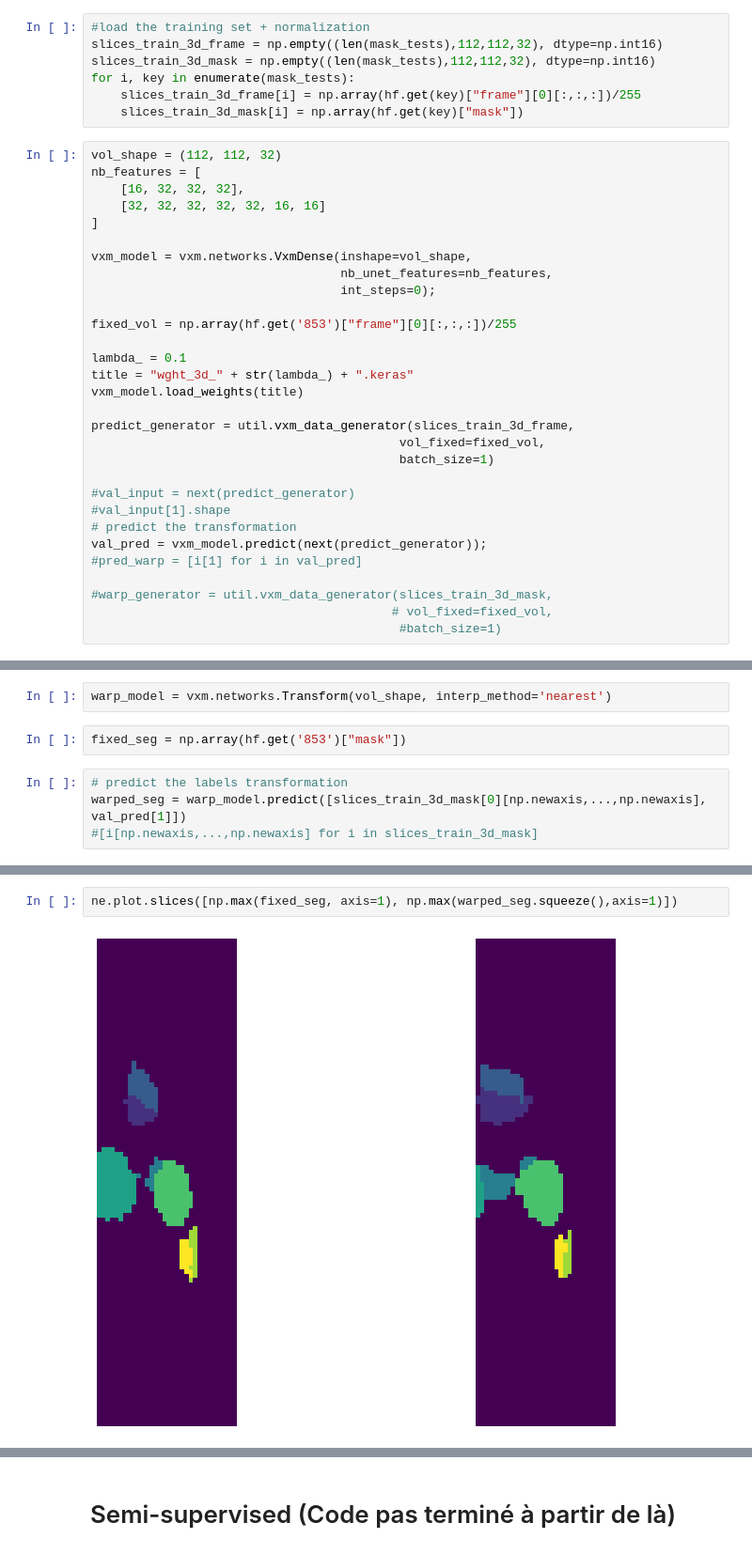
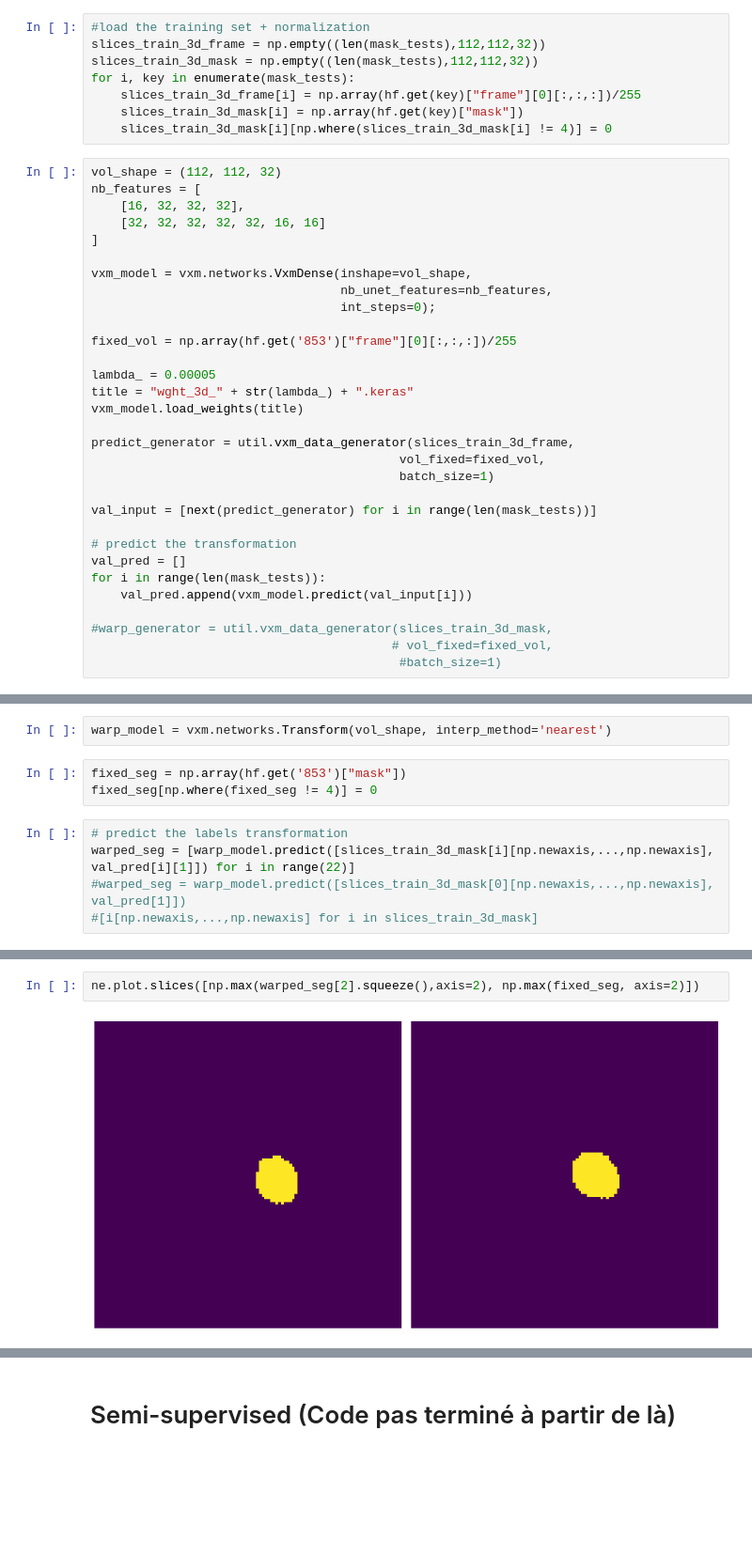
Before and after one commit to madtoinou/voxelmorph, a Jupyter notebook: dice_score_3d.ipynb, the cells around one changed output, grey strips where cells are left out. Shown at 94% size. Cells and saved outputs as stored; diff of their text form; blank space fills up the shorter version.

```diff
--- a/dice_score_3d.ipynb
+++ b/dice_score_3d.ipynb
@@ -95,11 +140,12 @@ for i in keys_test[300:]:
         mask_tests.append(i)
 # %%
 #load the training set + normalization
-slices_train_3d_frame = np.empty((len(mask_tests),112,112,32), dtype=np.int16)
-slices_train_3d_mask = np.empty((len(mask_tests),112,112,32), dtype=np.int16)
+slices_train_3d_frame = np.empty((len(mask_tests),112,112,32))
+slices_train_3d_mask = np.empty((len(mask_tests),112,112,32))
 for i, key in enumerate(mask_tests):
     slices_train_3d_frame[i] = np.array(hf.get(key)["frame"][0][:,:,:])/255
     slices_train_3d_mask[i] = np.array(hf.get(key)["mask"])
+    slices_train_3d_mask[i][np.where(slices_train_3d_mask[i] != 4)] = 0
 # %%
 vol_shape = (112, 112, 32)
 nb_features = [
@@ -113,7 +159,7 @@ vxm_model = vxm.networks.VxmDense(inshape=vol_shape,
 
 fixed_vol = np.array(hf.get('853')["frame"][0][:,:,:])/255
 
-lambda_ = 0.1
+lambda_ = 0.00005
 title = "wght_3d_" + str(lambda_) + ".keras"
 vxm_model.load_weights(title)
 
@@ -121,11 +167,12 @@ predict_generator = util.vxm_data_generator(slices_train_3d_frame,
                                           vol_fixed=fixed_vol,
                                           batch_size=1)
 
-#val_input = next(predict_generator)
-#val_input[1].shape
+val_input = [next(predict_generator) for i in range(len(mask_tests))]
+
 # predict the transformation
-val_pred = vxm_model.predict(next(predict_generator));
-#pred_warp = [i[1] for i in val_pred]
+val_pred = []
+for i in range(len(mask_tests)):
+    val_pred.append(vxm_model.predict(val_input[i]))
 
 #warp_generator = util.vxm_data_generator(slices_train_3d_mask,
                                          # vol_fixed=fixed_vol,
@@ -138,9 +219,11 @@ Use fn_output_signature instead
 warp_model = vxm.networks.Transform(vol_shape, interp_method='nearest')
 # %%
 fixed_seg = np.array(hf.get('853')["mask"])
+fixed_seg[np.where(fixed_seg != 4)] = 0
 # %%
 # predict the labels transformation
-warped_seg = warp_model.predict([slices_train_3d_mask[0][np.newaxis,...,np.newaxis], val_pred[1]])
+warped_seg = [warp_model.predict([slices_train_3d_mask[i][np.newaxis,...,np.newaxis], val_pred[i][1]]) for i in range(22)]
+#warped_seg = warp_model.predict([slices_train_3d_mask[0][np.newaxis,...,np.newaxis], val_pred[1]])
 #[i[np.newaxis,...,np.newaxis] for i in slices_train_3d_mask]
 # %%
 # ROLL THE DICE -> Before warping
@@ -163,9 +266,9 @@ ne.plot.slices([np.max(fixed_seg, axis=1), np.max(slices_train_3d_mask[0],axis=1
         <matplotlib.axes._subplots.AxesSubplot object at 0x...>],
        dtype=object))
 # %%
-ne.plot.slices([np.max(fixed_seg, axis=1), np.max(warped_seg.squeeze(),axis=1)])
+ne.plot.slices([np.max(warped_seg[2].squeeze(),axis=2), np.max(fixed_seg, axis=2)])
 # %% [output]
-[figure, old version]
+[figure, new version]
 (<Figure size 1080x540 with 2 Axes>,
  array([<matplotlib.axes._subplots.AxesSubplot object at 0x...>,
         <matplotlib.axes._subplots.AxesSubplot object at 0x...>],
```
Also changed, not shown: parts of 19 cells of this notebook.
